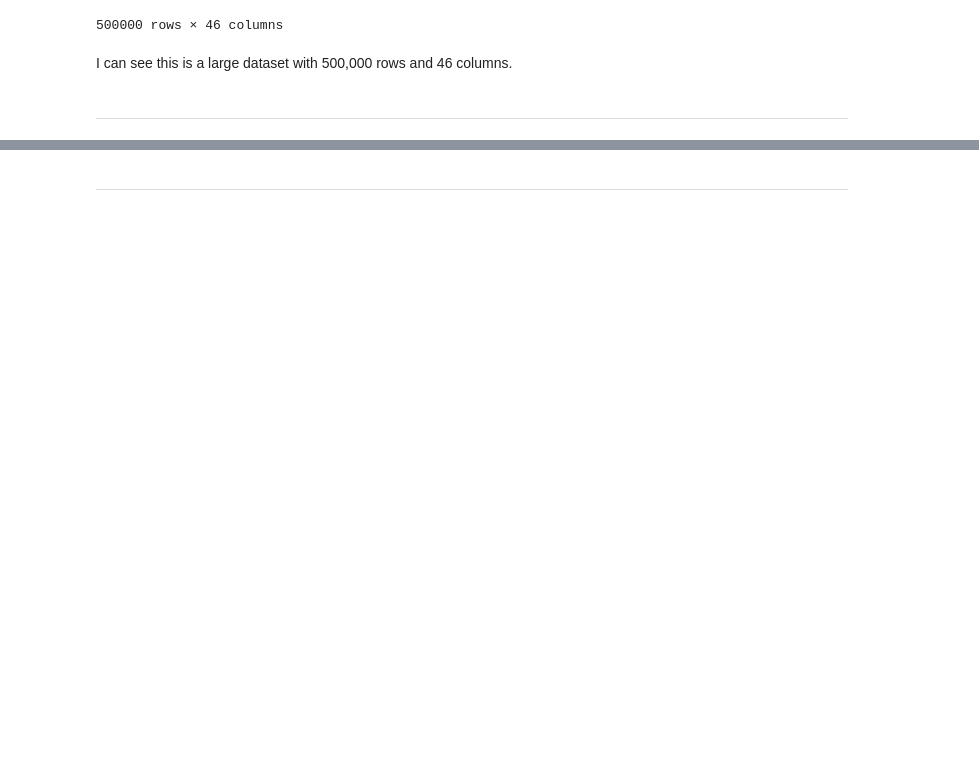
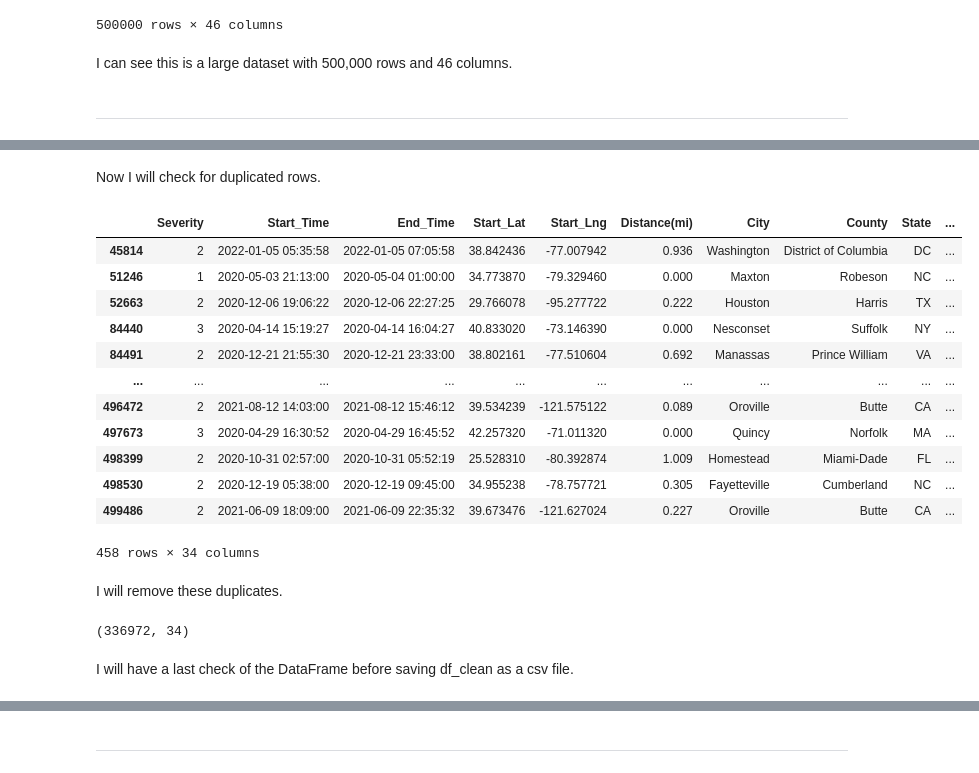
Before and after one commit to Sonya-J00/US_Accidents_ML_Project, a Jupyter notebook: jupyter_notebooks/ELT.ipynb, the cells around one changed output, grey strips where cells are left out. Saved outputs shown, nothing was run; the diff lists cells and outputs as text; code cells hidden in the pictures; blank space fills up the shorter version.

```diff
--- a/jupyter_notebooks/ELT.ipynb
+++ b/jupyter_notebooks/ELT.ipynb
@@ -88,0 +121,5 @@ Section 2 content
+# %%
+df_clean = df.drop(columns=[
+    "Source", "End_Lat", "End_Lng", "Description", "Street", "Zipcode", "Country",
+    "Weather_Timestamp", "Civil_Twilight", "Nautical_Twilight", "Astronomical_Twilight"
+])
@@ -88,0 +158,4 @@ Section 2 content
+# %%
+df_clean = df_clean.dropna()
+
+print(f"After dropping missing values: {df_clean.shape}")
@@ -88,0 +170,3 @@ Section 2 content
+# %%
+df_clean = df_clean[df_clean["Weather_Condition"] != "N/A Precipitation"]
+df_clean["Weather_Condition"].value_counts().get("N/A Precipitation", 0)
@@ -88,0 +181,3 @@ Section 2 content
+# %%
+df_clean = df_clean.drop(columns=["ID"])
+df_clean.head()
@@ -88,0 +191,27 @@ Section 2 content
+# %% [markdown]
+Now I will check for duplicated rows.
+# %%
+df_clean[df_clean.duplicated()]
+# %% [output]
+|  | Severity | Start_Time | End_Time | Start_Lat | Start_Lng | Distance(mi) | City | County | State | ... |
+| 45814 | 2 | 2022-01-05 05:35:58 | 2022-01-05 07:05:58 | 38.842436 | -77.007942 | 0.936 | Washington | District of Columbia | DC | ... |
+| 51246 | 1 | 2020-05-03 21:13:00 | 2020-05-04 01:00:00 | 34.773870 | -79.329460 | 0.000 | Maxton | Robeson | NC | ... |
+| 52663 | 2 | 2020-12-06 19:06:22 | 2020-12-06 22:27:25 | 29.766078 | -95.277722 | 0.222 | Houston | Harris | TX | ... |
+| 84440 | 3 | 2020-04-14 15:19:27 | 2020-04-14 16:04:27 | 40.833020 | -73.146390 | 0.000 | Nesconset | Suffolk | NY | ... |
+| 84491 | 2 | 2020-12-21 21:55:30 | 2020-12-21 23:33:00 | 38.802161 | -77.510604 | 0.692 | Manassas | Prince William | VA | ... |
+| ... | ... | ... | ... | ... | ... | ... | ... | ... | ... | ... |
+| 496472 | 2 | 2021-08-12 14:03:00 | 2021-08-12 15:46:12 | 39.534239 | -121.575122 | 0.089 | Oroville | Butte | CA | ... |
+| 497673 | 3 | 2020-04-29 16:30:52 | 2020-04-29 16:45:52 | 42.257320 | -71.011320 | 0.000 | Quincy | Norfolk | MA | ... |
+| 498399 | 2 | 2020-10-31 02:57:00 | 2020-10-31 05:52:19 | 25.528310 | -80.392874 | 1.009 | Homestead | Miami-Dade | FL | ... |
+| 498530 | 2 | 2020-12-19 05:38:00 | 2020-12-19 09:45:00 | 34.955238 | -78.757721 | 0.305 | Fayetteville | Cumberland | NC | ... |
+| 499486 | 2 | 2021-06-09 18:09:00 | 2021-06-09 22:35:32 | 39.673476 | -121.627024 | 0.227 | Oroville | Butte | CA | ... |
+458 rows × 34 columns
+# %% [markdown]
+I will remove these duplicates.
+# %%
+df_clean = df_clean.drop_duplicates()
+df_clean.shape
+# %% [output]
+(336972, 34)
+# %% [markdown]
+I will have a last check of the DataFrame before saving df_clean as a csv file.
```
Also changed, not shown: parts of 33 cells of this notebook, 1 other file.
